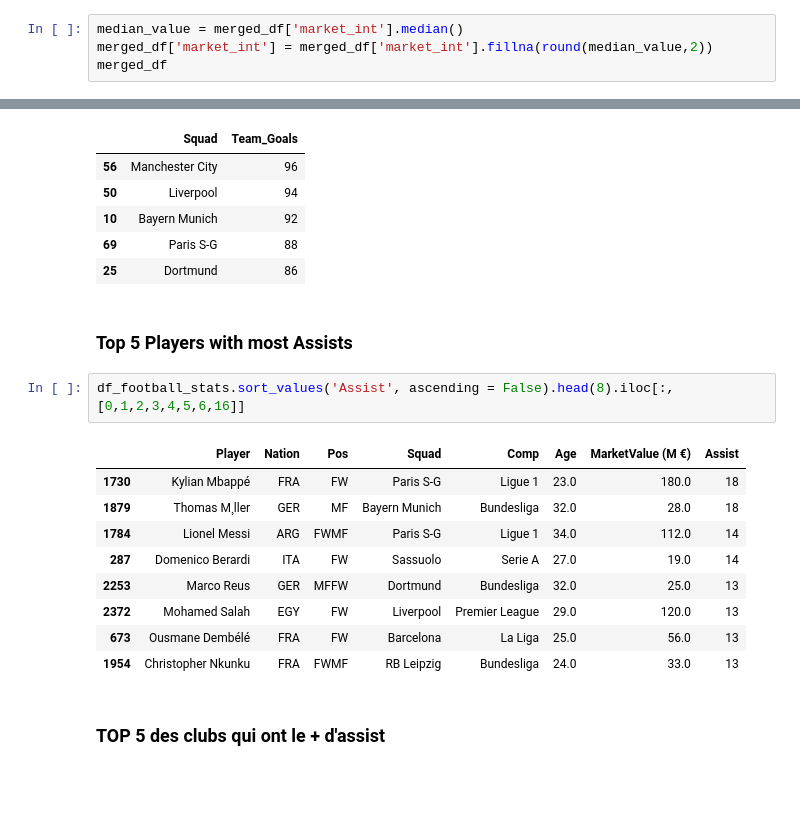
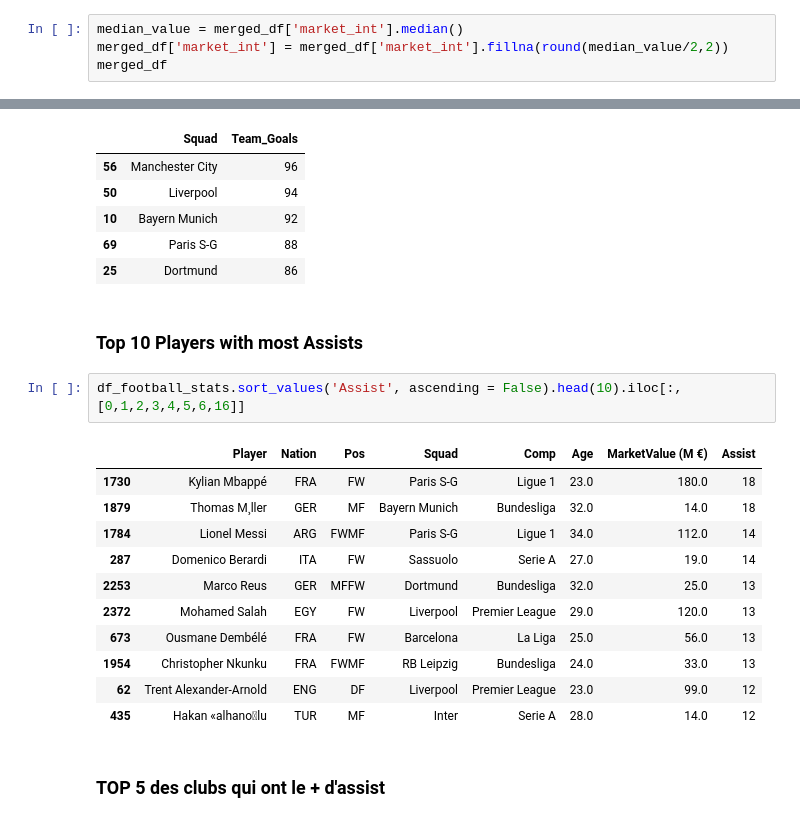
Before and after one commit to PuchToTalk/Football_WorldCup_Recommendation, a Jupyter notebook: Football_player_mv.ipynb, the cells around one changed output, grey strips where cells are left out. Saved outputs shown, nothing was run; the diff lists cells and outputs as text; blank space fills up the shorter version.

Commit message:
Added new analysis on Clubs & Players (2)

```diff
--- a/Football_player_mv.ipynb
+++ b/Football_player_mv.ipynb
@@ -109,7 +109,7 @@ merged_df
 2937 rows × 145 columns
 # %%
 median_value = merged_df['market_int'].median()
-merged_df['market_int'] = merged_df['market_int'].fillna(round(median_value,2))
+merged_df['market_int'] = merged_df['market_int'].fillna(round(median_value/2,2))
 merged_df
 # %% [output]
 |  | Rk | Player | Nation | Pos | Squad | Comp | Age | Born | MP | Starts | ... | ... |
@@ -189,19 +192,21 @@ team_goals.sort_values('Team_Goals', ascending = False).head(5)
 | 69 | Paris S-G | 88 |
 | 25 | Dortmund | 86 |
 # %% [markdown]
-### Top 5 Players with most Assists
+### Top 10 Players with most Assists
 # %%
-df_football_stats.sort_values('Assist', ascending = False).head(8).iloc[:, [0,1,2,3,4,5,6,16]]
+df_football_stats.sort_values('Assist', ascending = False).head(10).iloc[:, [0,1,2,3,4,5,6,16]]
 # %% [output]
 |  | Player | Nation | Pos | Squad | Comp | Age | MarketValue (M €) | Assist |
 | 1730 | Kylian Mbappé | FRA | FW | Paris S-G | Ligue 1 | 23.0 | 180.0 | 18 |
-| 1879 | Thomas M¸ller | GER | MF | Bayern Munich | Bundesliga | 32.0 | 28.0 | 18 |
+| 1879 | Thomas M¸ller | GER | MF | Bayern Munich | Bundesliga | 32.0 | 14.0 | 18 |
 | 1784 | Lionel Messi | ARG | FWMF | Paris S-G | Ligue 1 | 34.0 | 112.0 | 14 |
 | 287 | Domenico Berardi | ITA | FW | Sassuolo | Serie A | 27.0 | 19.0 | 14 |
 | 2253 | Marco Reus | GER | MFFW | Dortmund | Bundesliga | 32.0 | 25.0 | 13 |
 | 2372 | Mohamed Salah | EGY | FW | Liverpool | Premier League | 29.0 | 120.0 | 13 |
 | 673 | Ousmane Dembélé | FRA | FW | Barcelona | La Liga | 25.0 | 56.0 | 13 |
 | 1954 | Christopher Nkunku | FRA | FWMF | RB Leipzig | Bundesliga | 24.0 | 33.0 | 13 |
+| 62 | Trent Alexander-Arnold | ENG | DF | Liverpool | Premier League | 23.0 | 99.0 | 12 |
+| 435 | Hakan «alhanolu | TUR | MF | Inter | Serie A | 28.0 | 14.0 | 12 |
 # %% [markdown]
 ### TOP 5 des clubs qui ont le + d'assist
 # %%
```
Also changed, not shown: parts of 6 cells of this notebook.
